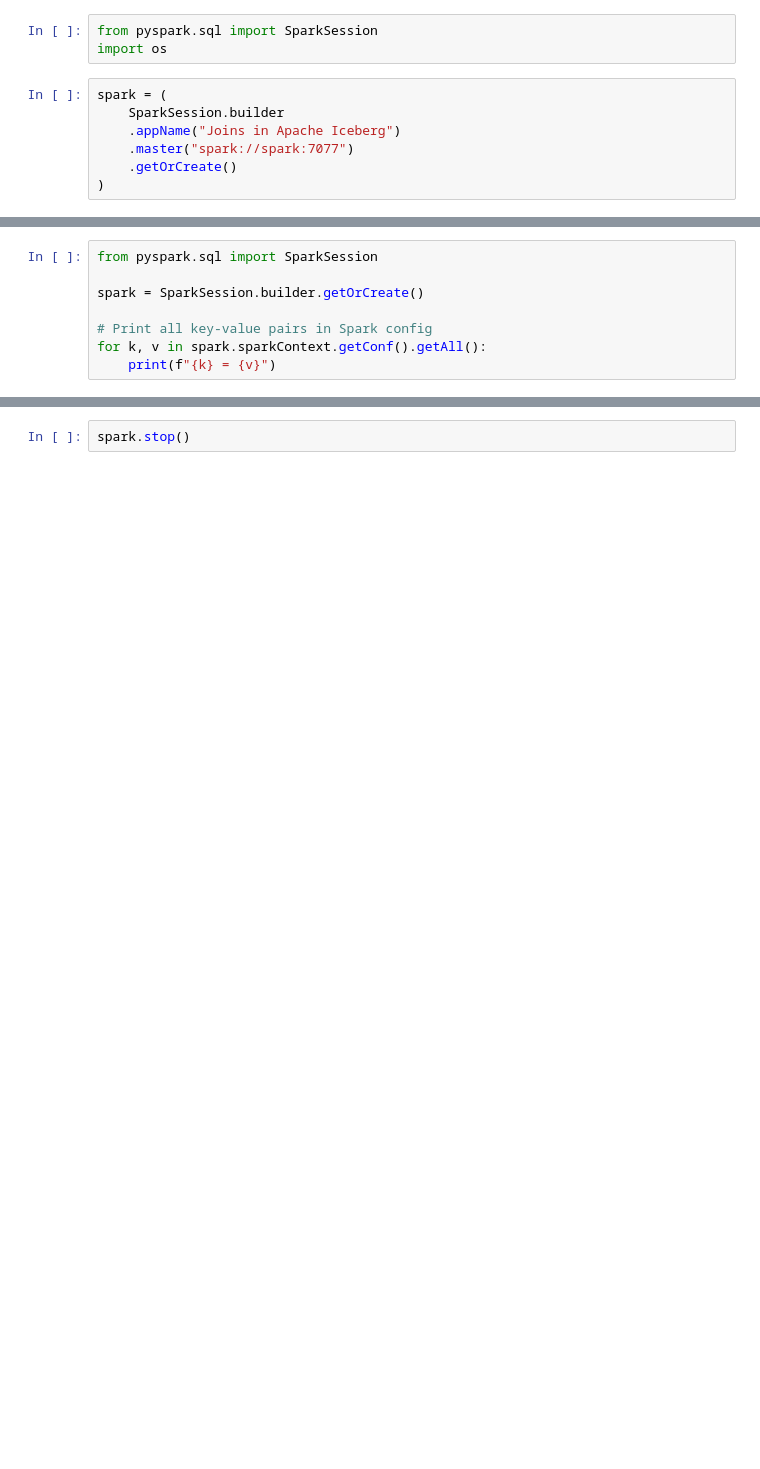
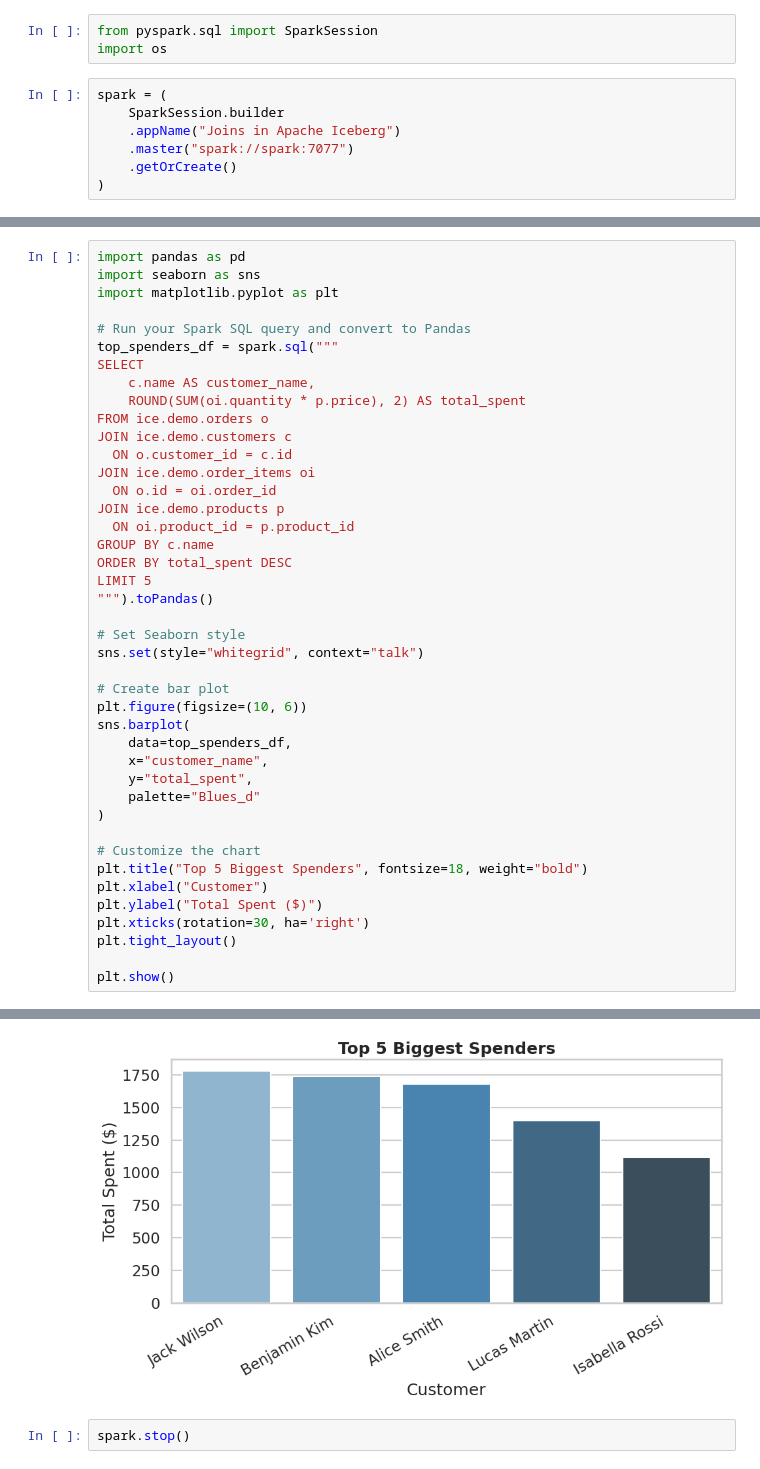
Before and after one commit to dhinojosa/iceberg-training, a Jupyter notebook: projects/stacks/spark-rest-hard/notebooks/6_Joins.ipynb, the cells around one changed output, grey strips where cells are left out. Saved outputs shown, nothing was run; the diff lists cells and outputs as text; blank space fills up the shorter version.

Commit message:
feat(jupyter) Joins

```diff
--- a/projects/stacks/spark-rest-hard/notebooks/6_Joins.ipynb
+++ b/projects/stacks/spark-rest-hard/notebooks/6_Joins.ipynb
@@ -27,8 +14,0 @@ The following is purely for debugging, but you may find it interesting, this is
-# %%
-from pyspark.sql import SparkSession
-
-spark = SparkSession.builder.getOrCreate()
-
-# Print all key-value pairs in Spark config
-for k, v in spark.sparkContext.getConf().getAll():
-    print(f"{k} = {v}")
@@ -356,0 +119,43 @@ VERSION AS OF '6630636699744048187';""").show(truncate=False)
+# %%
+import pandas as pd
+import seaborn as sns
+import matplotlib.pyplot as plt
+
+# Run your Spark SQL query and convert to Pandas
+top_spenders_df = spark.sql("""
+SELECT
+    c.name AS customer_name,
+    ROUND(SUM(oi.quantity * p.price), 2) AS total_spent
+FROM ice.demo.orders o
+JOIN ice.demo.customers c
+  ON o.customer_id = c.id
+JOIN ice.demo.order_items oi
+  ON o.id = oi.order_id
+JOIN ice.demo.products p
+  ON oi.product_id = p.product_id
+GROUP BY c.name
+ORDER BY total_spent DESC
+LIMIT 5
+""").toPandas()
+
+# Set Seaborn style
+sns.set(style="whitegrid", context="talk")
+
+# Create bar plot
+plt.figure(figsize=(10, 6))
+sns.barplot(
+    data=top_spenders_df,
+    x="customer_name",
+    y="total_spent",
+    palette="Blues_d"
+)
+
+# Customize the chart
+plt.title("Top 5 Biggest Spenders", fontsize=18, weight="bold")
+plt.xlabel("Customer")
+plt.ylabel("Total Spent ($)")
+plt.xticks(rotation=30, ha='right')
+plt.tight_layout()
+
+plt.show()
+# %% [output]
@@ -357,2 +165,3 @@ VERSION AS OF '6630636699744048187';""").show(truncate=False)
+[figure, added]
 # %%
 spark.stop()
```
Also changed, not shown: parts of 48 cells of this notebook.
